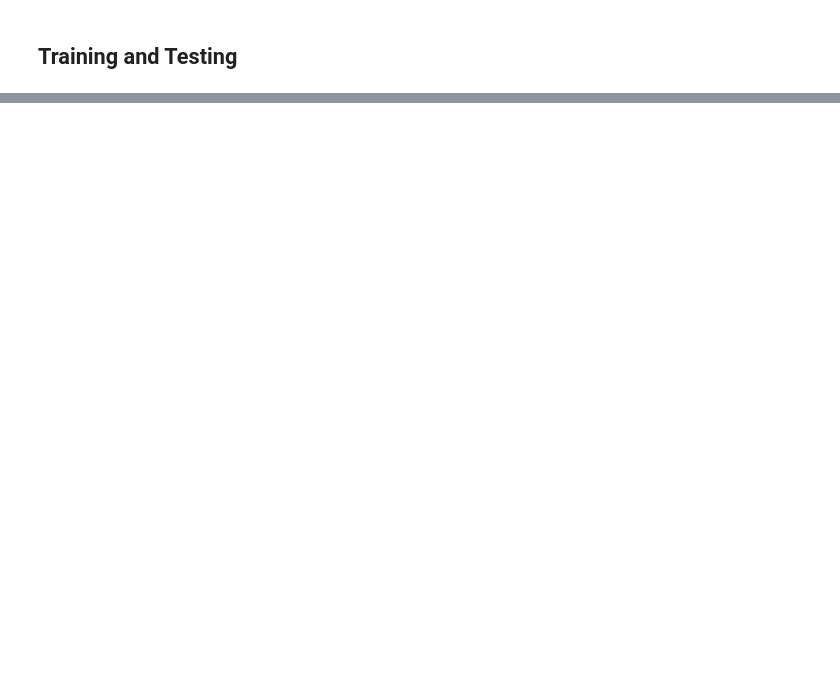
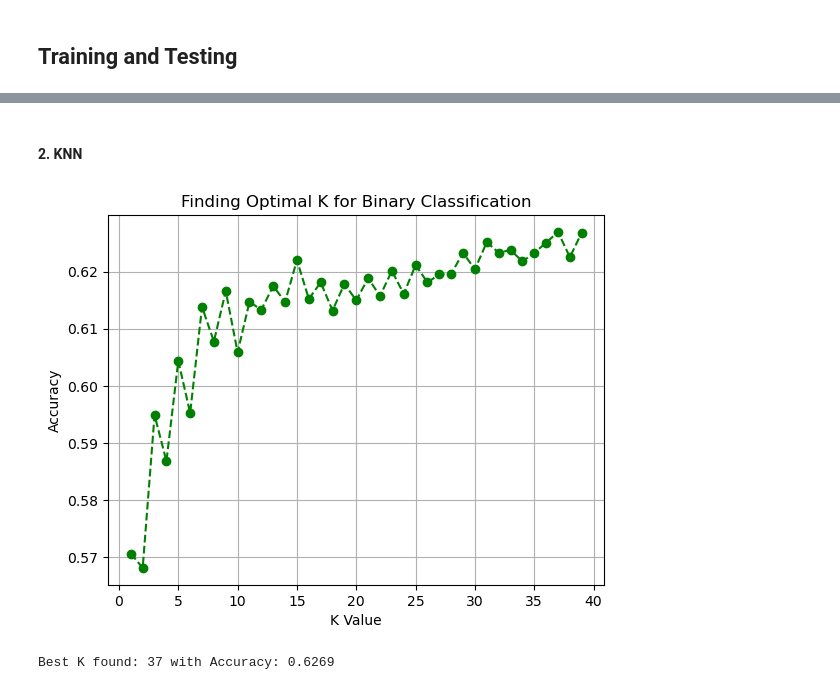
Before and after one commit to madwirblet/CIS4930-Final-Project, a Jupyter notebook: final.ipynb, the cells around one changed output, grey strips where cells are left out. Cells and saved outputs as stored; diff of their text form; code cells hidden in the pictures; blank space fills up the shorter version.

```diff
--- a/final.ipynb
+++ b/final.ipynb
@@ -300,0 +437,31 @@ plt.show()
+# %% [markdown]
+#### 2. KNN
+# %%
+# find the optimal value of k
+k_values = range(1, 40)
+accuracy_scores = []
+
+for k in k_values:
+    # Build KNN classifier for each k
+    knn = KNeighborsClassifier(n_neighbors = k, weights = 'uniform')
+    knn.fit(X_train, y_train.ravel())
+
+    # Predict on test set
+    pred = knn.predict(X_test)
+
+    # Calculate accuracy
+    acc = accuracy_score(y_test.ravel(), pred)
+    accuracy_scores.append(acc)
+
+plt.plot(k_values, accuracy_scores, marker='o', linestyle='dashed', color='green')
+plt.xlabel("K Value")
+plt.ylabel("Accuracy")
+plt.title("Finding Optimal K for Binary Classification")
+plt.grid(True)
+plt.show()
+
+best_k = k_values[np.argmax(accuracy_scores)]
+print(f"Best K found: {best_k} with Accuracy: {max(accuracy_scores):.4f}")
+# %% [output]
+[figure, added]
+Best K found: 37 with Accuracy: 0.6269
```
Also changed, not shown: parts of 34 cells of this notebook.
